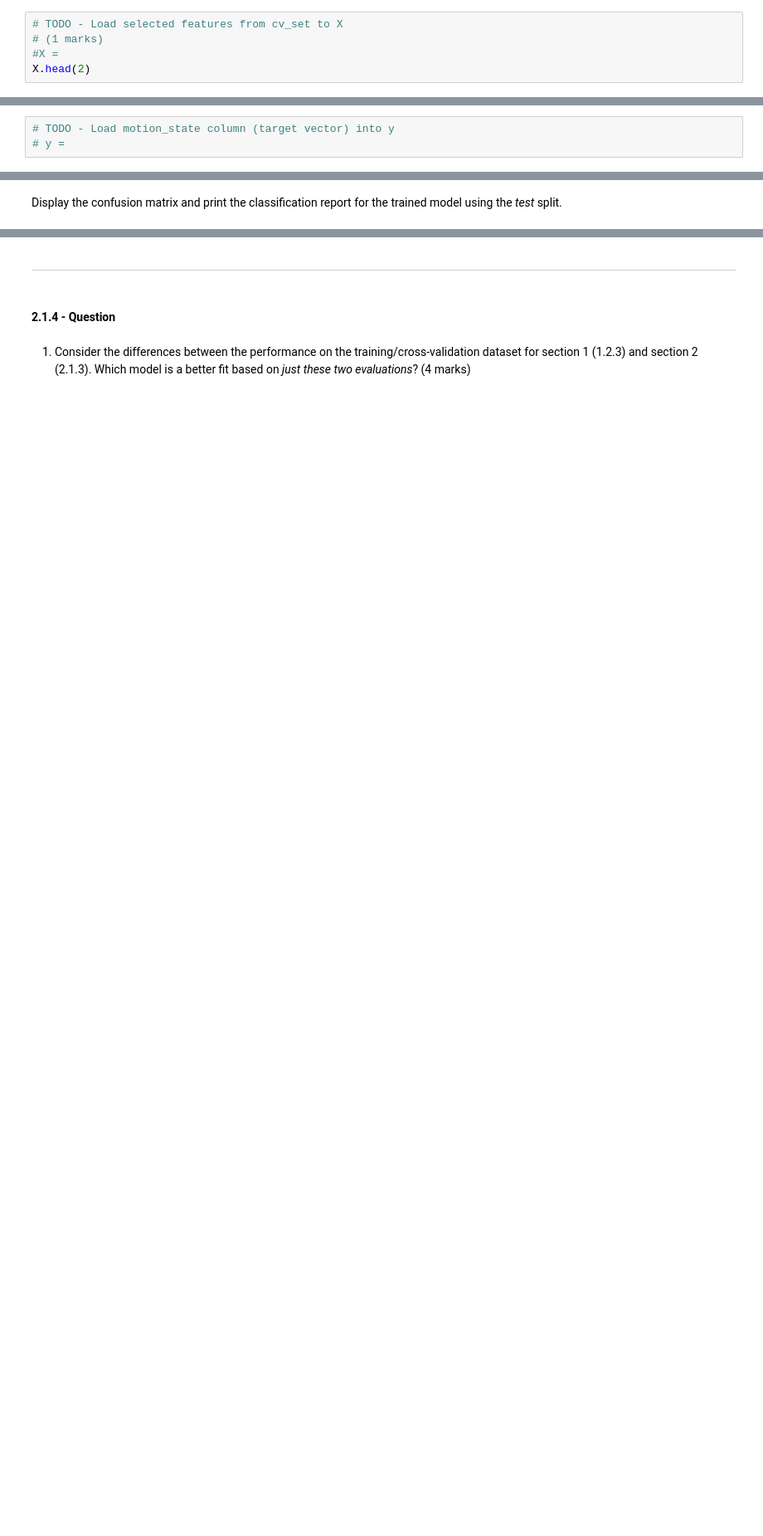
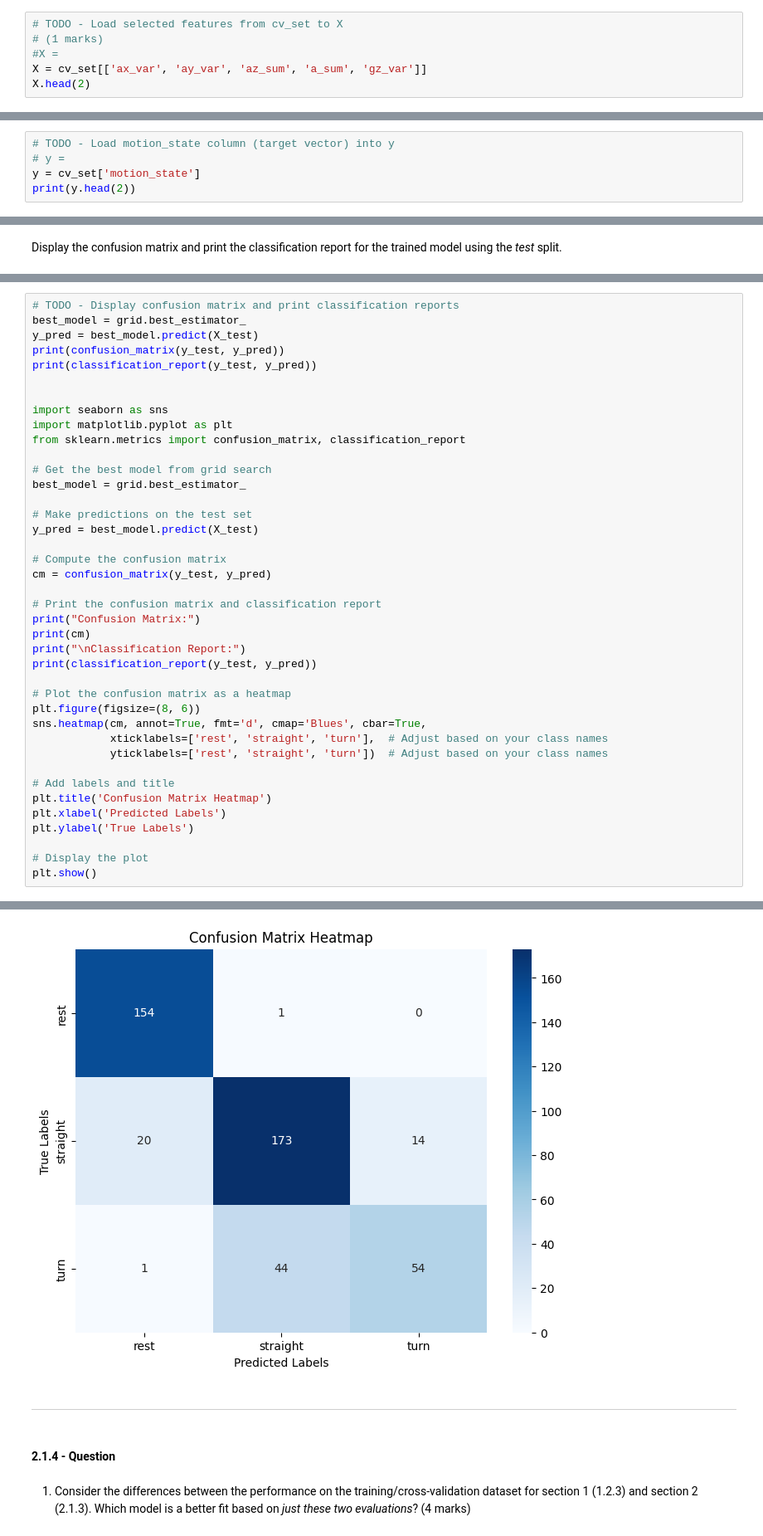
Before and after one commit to mahweerkumar/engg680_2024_fall, a Jupyter notebook: Lab_Assignment4/Assignment 4 (1).ipynb, the cells around one changed output, grey strips where cells are left out. Shown at 83% size. Drawn from its saved outputs; the diff is of its cells as text; blank space fills up the shorter version.

```diff
--- a/Lab_Assignment4/Assignment 4 (1).ipynb
+++ b/Lab_Assignment4/Assignment 4 (1).ipynb
@@ -301,4 +471,5 @@ From the *cv_set* dataframe, extract the selected features, listed below, and lo
 # TODO - Load selected features from cv_set to X
 # (1 marks)
 #X =
+X = cv_set[['ax_var', 'ay_var', 'az_sum', 'a_sum', 'gz_var']]
 X.head(2)
@@ -305,3 +480,5 @@ X.head(2)
 # %%
 # TODO - Load motion_state column (target vector) into y
 # y =
+y = cv_set['motion_state']
+print(y.head(2))
@@ -336,0 +570,41 @@ Display the confusion matrix and print the classification report for the trained
+# %%
+# TODO - Display confusion matrix and print classification reports
+best_model = grid.best_estimator_
+y_pred = best_model.predict(X_test)
+print(confusion_matrix(y_test, y_pred))
+print(classification_report(y_test, y_pred))
+
+
+import seaborn as sns
+import matplotlib.pyplot as plt
+from sklearn.metrics import confusion_matrix, classification_report
+
+# Get the best model from grid search
+best_model = grid.best_estimator_
+
+# Make predictions on the test set
+y_pred = best_model.predict(X_test)
+
+# Compute the confusion matrix
+cm = confusion_matrix(y_test, y_pred)
+
+# Print the confusion matrix and classification report
+print("Confusion Matrix:")
+print(cm)
+print("\nClassification Report:")
+print(classification_report(y_test, y_pred))
+
+# Plot the confusion matrix as a heatmap
+plt.figure(figsize=(8, 6))
+sns.heatmap(cm, annot=True, fmt='d', cmap='Blues', cbar=True,
+            xticklabels=['rest', 'straight', 'turn'],  # Adjust based on your class names
+            yticklabels=['rest', 'straight', 'turn'])  # Adjust based on your class names
+
+# Add labels and title
+plt.title('Confusion Matrix Heatmap')
+plt.xlabel('Predicted Labels')
+plt.ylabel('True Labels')
+
+# Display the plot
+plt.show()
+# %% [output]
@@ -337,3 +628,4 @@ Display the confusion matrix and print the classification report for the trained
+[figure, added]
 # %% [markdown]
 ___
 # %% [markdown]
```
Also changed, not shown: parts of 94 cells of this notebook.
